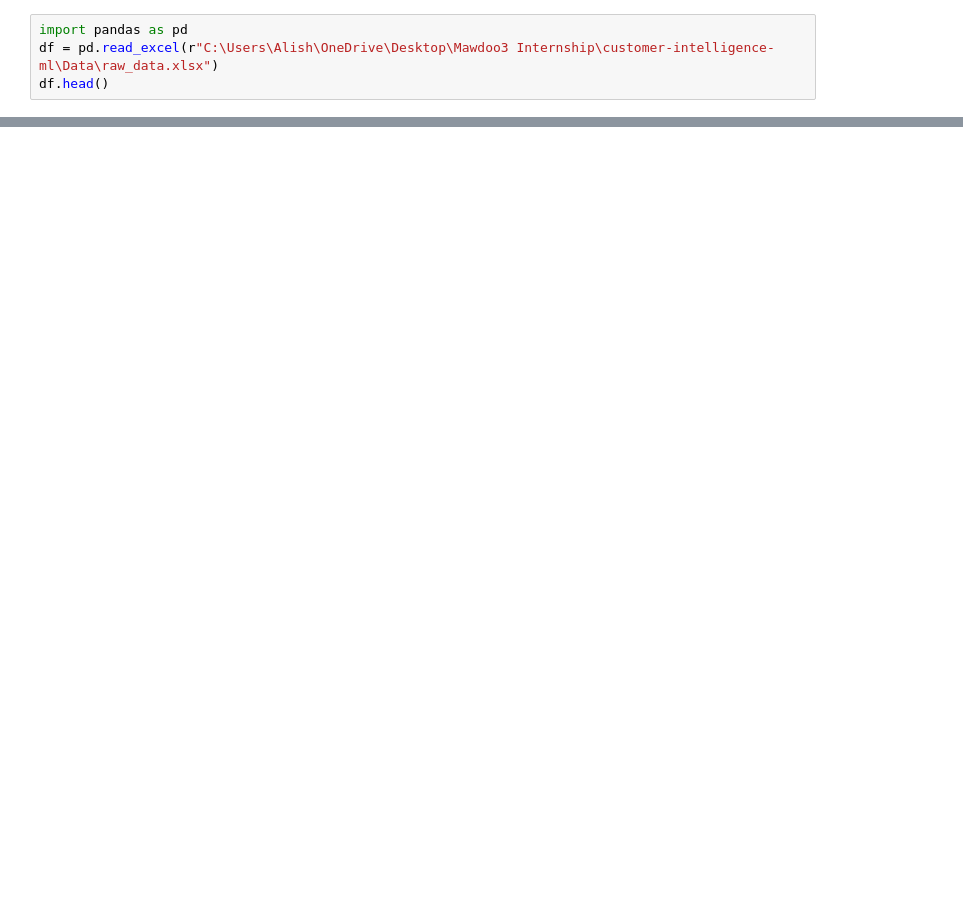
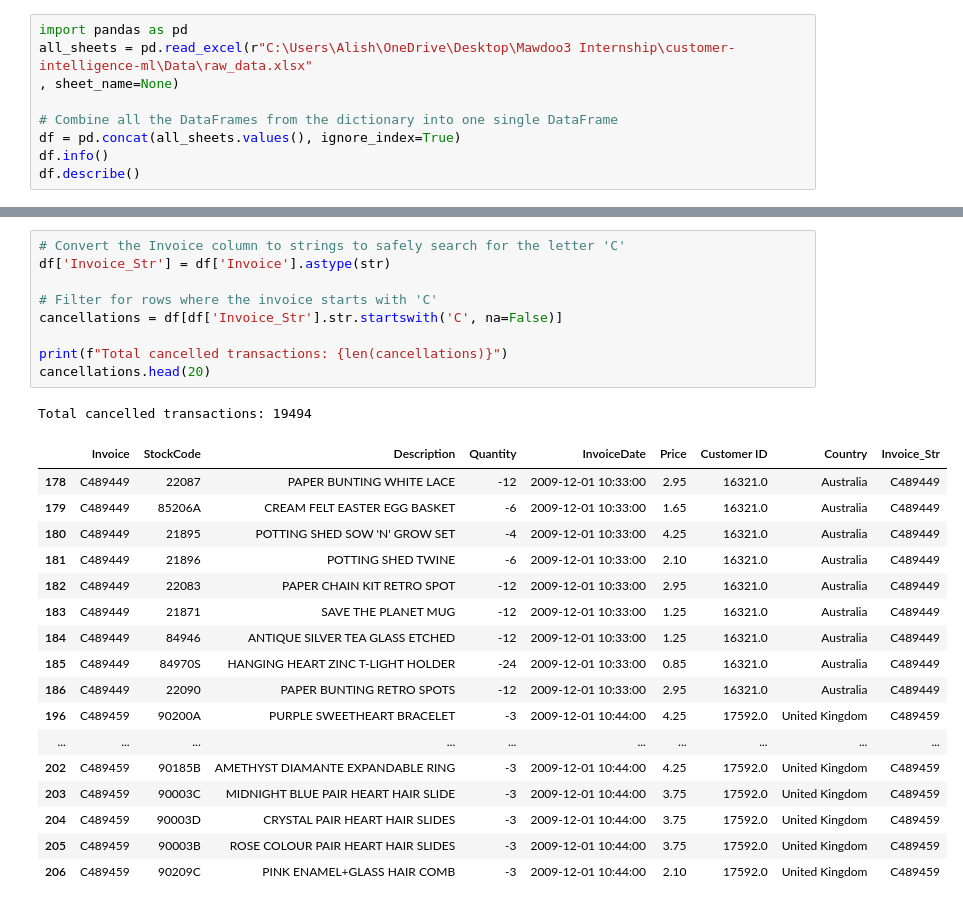
Before and after one commit to alisharawi/customer-intelligence-ml, a Jupyter notebook: notebooks/01_data_understanding.ipynb, the cells around one changed output, grey strips where cells are left out. Saved outputs shown, nothing was run; the diff lists cells and outputs as text; blank space fills up the shorter version.

Commit message:
added data preprocessign file in a new folder src and have done phase 1 & 2 from the project

```diff
--- a/notebooks/01_data_understanding.ipynb
+++ b/notebooks/01_data_understanding.ipynb
@@ -1,5 +3,10 @@
 # %%
 import pandas as pd
-df = pd.read_excel(r"C:\Users\Alish\OneDrive\Desktop\Mawdoo3 Internship\customer-intelligence-ml\Data\raw_data.xlsx")
-df.head()
+all_sheets = pd.read_excel(r"C:\Users\Alish\OneDrive\Desktop\Mawdoo3 Internship\customer-intelligence-ml\Data\raw_data.xlsx"
+, sheet_name=None)
+
+# Combine all the DataFrames from the dictionary into one single DataFrame
+df = pd.concat(all_sheets.values(), ignore_index=True)
+df.info()
+df.describe()
 # %% [output]
@@ -6,0 +37,28 @@ FileNotFoundError: [Errno 2] No such file or directory: 'C:\\Users\\Alish\\OneDr
+# %%
+# Convert the Invoice column to strings to safely search for the letter 'C'
+df['Invoice_Str'] = df['Invoice'].astype(str)
+
+# Filter for rows where the invoice starts with 'C'
+cancellations = df[df['Invoice_Str'].str.startswith('C', na=False)]
+
+print(f"Total cancelled transactions: {len(cancellations)}")
+cancellations.head(20)
+# %% [output]
+Total cancelled transactions: 19494
+|  | Invoice | StockCode | Description | Quantity | InvoiceDate | Price | Customer ID | Country | Invoice_Str |
+| 178 | C489449 | 22087 | PAPER BUNTING WHITE LACE | -12 | 2009-12-01 10:33:00 | 2.95 | 16321.0 | Australia | C489449 |
+| 179 | C489449 | 85206A | CREAM FELT EASTER EGG BASKET | -6 | 2009-12-01 10:33:00 | 1.65 | 16321.0 | Australia | C489449 |
+| 180 | C489449 | 21895 | POTTING SHED SOW 'N' GROW SET | -4 | 2009-12-01 10:33:00 | 4.25 | 16321.0 | Australia | C489449 |
+| 181 | C489449 | 21896 | POTTING SHED TWINE | -6 | 2009-12-01 10:33:00 | 2.10 | 16321.0 | Australia | C489449 |
+| 182 | C489449 | 22083 | PAPER CHAIN KIT RETRO SPOT | -12 | 2009-12-01 10:33:00 | 2.95 | 16321.0 | Australia | C489449 |
+| 183 | C489449 | 21871 | SAVE THE PLANET MUG | -12 | 2009-12-01 10:33:00 | 1.25 | 16321.0 | Australia | C489449 |
+| 184 | C489449 | 84946 | ANTIQUE SILVER TEA GLASS ETCHED | -12 | 2009-12-01 10:33:00 | 1.25 | 16321.0 | Australia | C489449 |
+| 185 | C489449 | 84970S | HANGING HEART ZINC T-LIGHT HOLDER | -24 | 2009-12-01 10:33:00 | 0.85 | 16321.0 | Australia | C489449 |
+| 186 | C489449 | 22090 | PAPER BUNTING RETRO SPOTS | -12 | 2009-12-01 10:33:00 | 2.95 | 16321.0 | Australia | C489449 |
+| 196 | C489459 | 90200A | PURPLE SWEETHEART BRACELET | -3 | 2009-12-01 10:44:00 | 4.25 | 17592.0 | United Kingdom | C489459 |
+| ... | ... | ... | ... | ... | ... | ... | ... | ... | ... |
+| 202 | C489459 | 90185B | AMETHYST DIAMANTE EXPANDABLE RING | -3 | 2009-12-01 10:44:00 | 4.25 | 17592.0 | United Kingdom | C489459 |
+| 203 | C489459 | 90003C | MIDNIGHT BLUE PAIR HEART HAIR SLIDE | -3 | 2009-12-01 10:44:00 | 3.75 | 17592.0 | United Kingdom | C489459 |
+| 204 | C489459 | 90003D | CRYSTAL PAIR HEART HAIR SLIDES | -3 | 2009-12-01 10:44:00 | 3.75 | 17592.0 | United Kingdom | C489459 |
+| 205 | C489459 | 90003B | ROSE COLOUR PAIR HEART HAIR SLIDES | -3 | 2009-12-01 10:44:00 | 3.75 | 17592.0 | United Kingdom | C489459 |
+| 206 | C489459 | 90209C | PINK ENAMEL+GLASS HAIR COMB | -3 | 2009-12-01 10:44:00 | 2.10 | 17592.0 | United Kingdom | C489459 |
```
Also changed, not shown: parts of 11 cells of this notebook, 1 other file.
